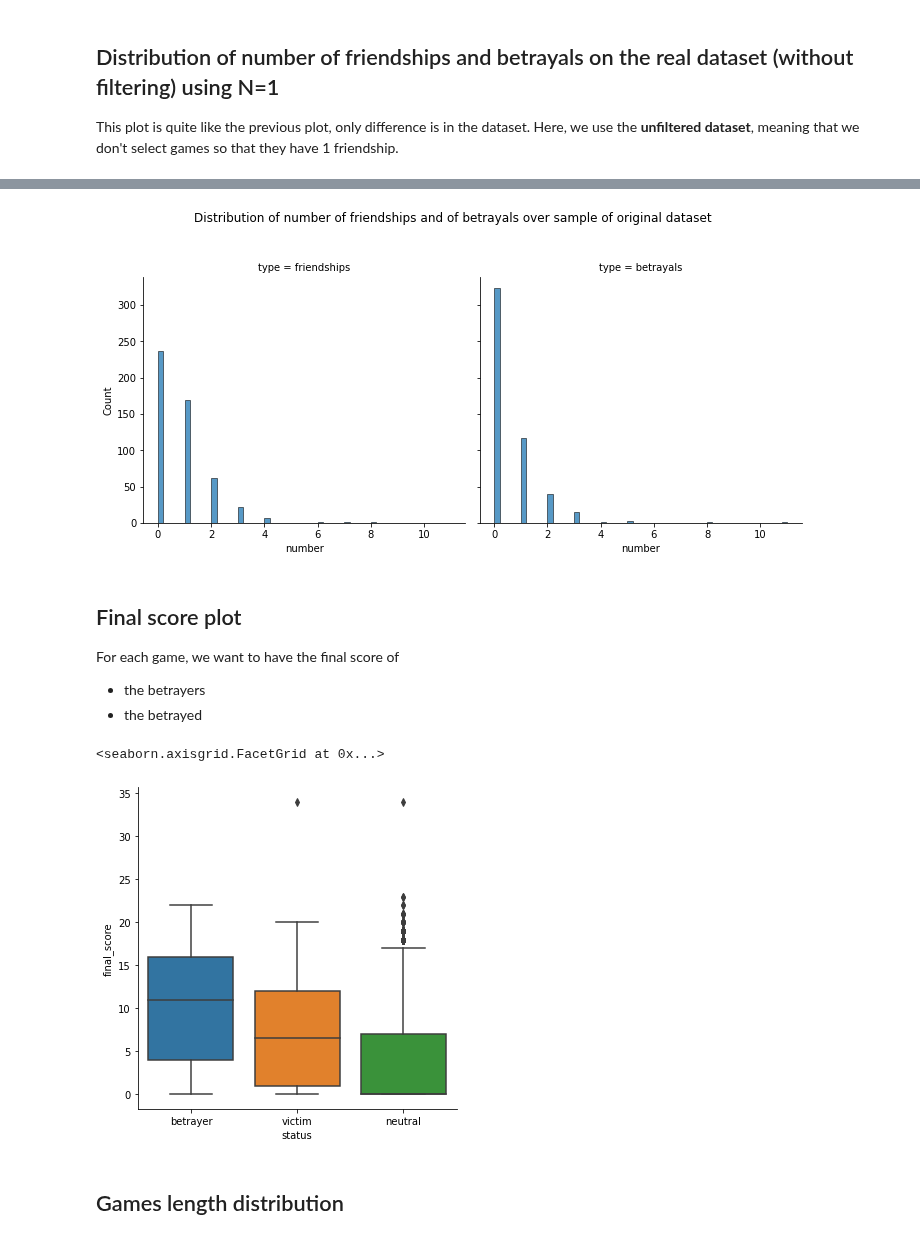
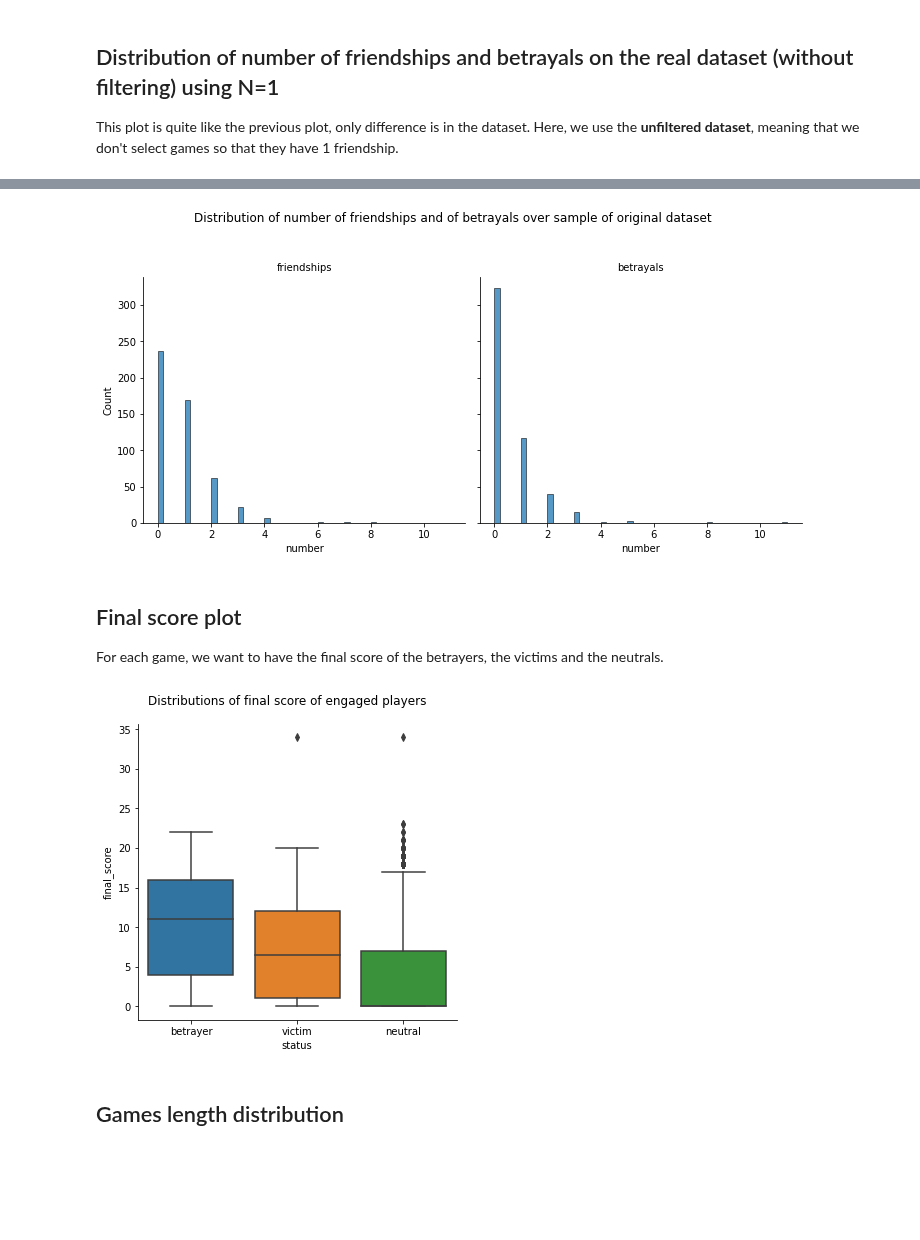
Before and after one commit to epfl-ada/ada-2020-project-milestone-p3-p3_chic, a Jupyter notebook: p4.ipynb, the cells around one changed output, grey strips where cells are left out. Saved outputs shown, nothing was run; the diff lists cells and outputs as text; code cells hidden in the pictures; blank space fills up the shorter version.

```diff
--- a/p4.ipynb
+++ b/p4.ipynb
@@ -1360,14 +1348,13 @@ import seaborn as sns
 g = sns.displot(data = frame, x = "number", kind = "hist", col = "type") ;
 g.fig.subplots_adjust(top=0.8)
 g.fig.suptitle("Distribution of number of friendships and of betrayals over sample of original dataset") ;
+g.set_titles("{col_name}") ;
 # %% [output]
-[figure, old version]
+[figure, new version]
 # %% [markdown]
 ## Final score plot
 
-For each game, we want to have the final score of
-- the betrayers
-- the betrayed
+For each game, we want to have the final score of the betrayers, the victims and the neutrals.
 # %%
 # load the data to analyse
 games_id = np.load("data/subset_T500_N1/games_id.npy")
@@ -1403,10 +1390,11 @@ for i in range(500):
 frame = pd.DataFrame(data = scores, columns = ["status", "final_score"])
 # %%
 # make a plot using this
-sns.catplot(data = frame, y = "final_score", kind = "box", x = "status") # , col = "status")
+g = sns.catplot(data = frame, y = "final_score", kind = "box", x = "status") ;  # , col = "status")
+g.fig.subplots_adjust(top=0.9)
+g.fig.suptitle("Distributions of final score of engaged players") ;
 # %% [output]
-<seaborn.axisgrid.FacetGrid at 0x...>
-[figure, old version]
+[figure, new version]
 # %% [markdown]
 ## Games length distribution
 # %%
```
Also changed, not shown: parts of 3 cells of this notebook.
